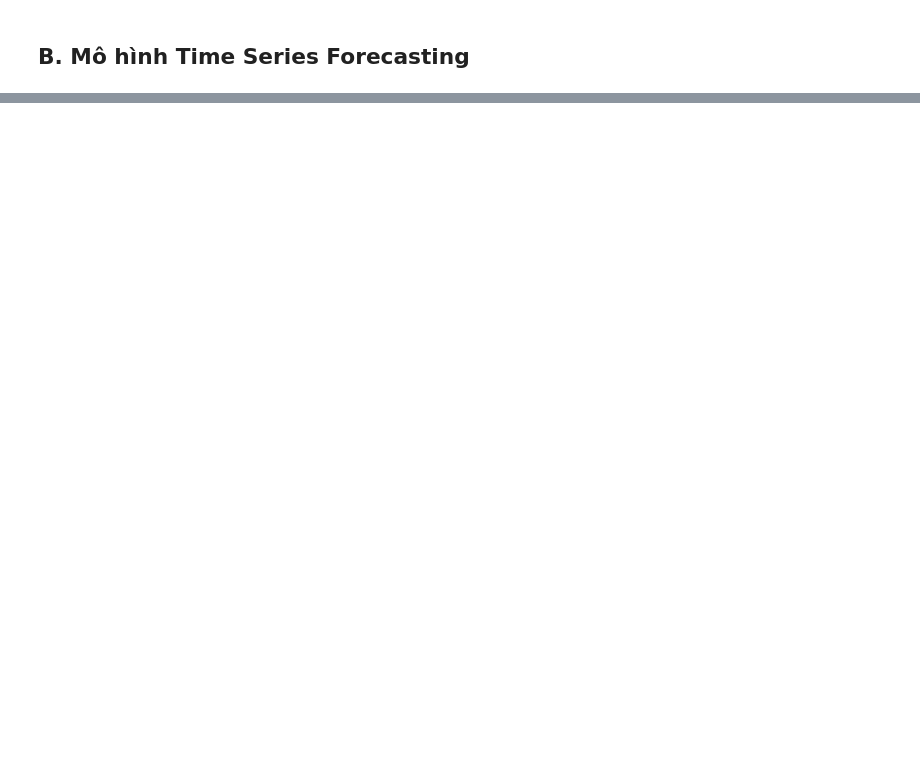
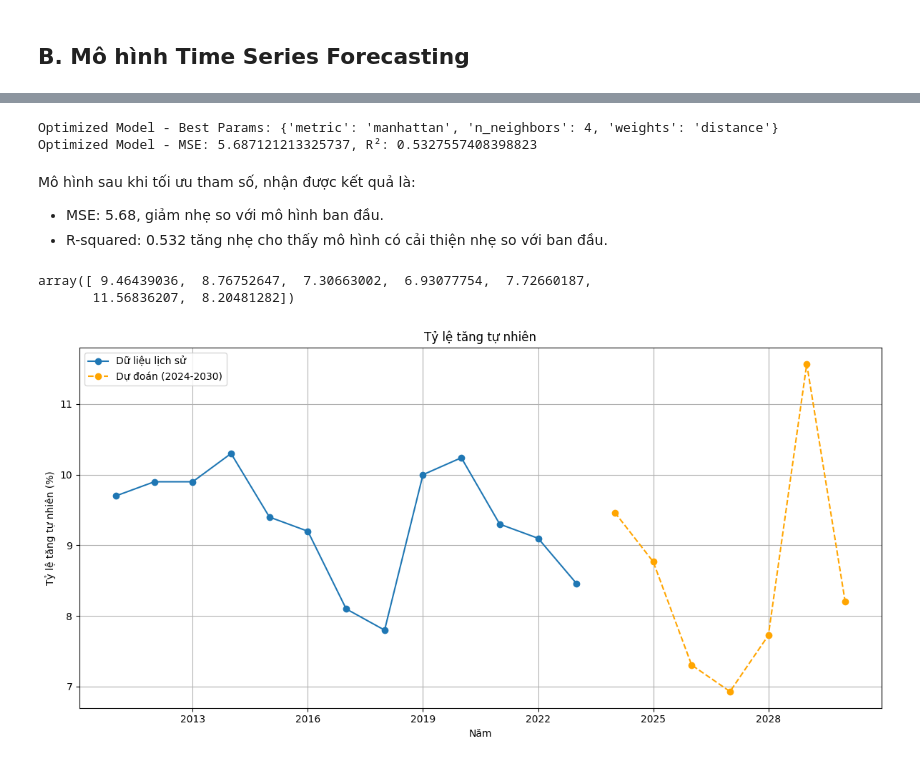
Before and after one commit to chopcolate/CSC14119-Intro2DataScience, a Jupyter notebook: Code.ipynb, the cells around one changed output, grey strips where cells are left out. Cells and saved outputs as stored; diff of their text form; code cells hidden in the pictures; blank space fills up the shorter version.

```diff
--- a/Code.ipynb
+++ b/Code.ipynb
@@ -856,0 +961,59 @@ plt.show()
+# %%
+param_grid = {
+    'n_neighbors': range(1, 12),
+    'weights': ['uniform', 'distance'],
+    'metric': ['euclidean', 'manhattan']
+}
+
+grid_search = GridSearchCV(KNeighborsRegressor(), param_grid, cv=5, scoring='r2', n_jobs=-1)
+grid_search.fit(X_train, y_train)
+
+best_params = grid_search.best_params_
+best_model = grid_search.best_estimator_
+y_pred_optimized = best_model.predict(X_test)
+
+mse_optimized = mean_squared_error(y_test, y_pred_optimized)
+r2_optimized = r2_score(y_test, y_pred_optimized)
+
+print(f"Optimized Model - Best Params: {best_params}")
+print(f"Optimized Model - MSE: {mse_optimized}, R²: {r2_optimized}")
+# %% [output]
+Optimized Model - Best Params: {'metric': 'manhattan', 'n_neighbors': 4, 'weights': 'distance'}
+Optimized Model - MSE: 5.687121213325737, R²: 0.5327557408398823
+# %% [markdown]
+Mô hình sau khi tối ưu tham số, nhận được kết quả là:
+- MSE: 5.68, giảm nhẹ so với mô hình ban đầu.
+- R-squared: 0.532 tăng nhẹ cho thấy mô hình có cải thiện nhẹ so với ban đầu.
+# %%
+X_vietnam = pd.DataFrame({
+    "Năm": x_future['Năm'],
+    "Diện tích(Km2)": [vietnam_df["Diện tích(Km2)"][182] for _ in range(len(x_future))],
+    "Dân số trung bình (Nghìn người)": x_future['Dân số trung bình (Nghìn người)'],
+    "Tỷ suất chết thô": x_future['Tỷ suất chết thô']
+})
+# %%
+X_vietnam['Dân số chết thô (Nghìn người)'] = X_vietnam['Dân số trung bình (Nghìn người)'] * X_vietnam['Tỷ suất chết thô'] / 1000
+X_vietnam = X_vietnam.drop(columns=['Tỷ suất chết thô'])
+
+X_vietnam_scaled = scaler.fit_transform(X_vietnam)
+
+y_pred_vietnam = best_model.predict(X_vietnam_scaled)
+# %%
+y_pred_vietnam
+# %% [output]
+array([ 9.46439036,  8.76752647,  7.30663002,  6.93077754,  7.72660187,
+       11.56836207,  8.20481282])
+# %%
+plt.figure(figsize=(12, 6))
+plt.plot(historical_data["Năm"], historical_data["Tỷ lệ tăng tự nhiên"], label="Dữ liệu lịch sử", marker='o')
+plt.plot(x_future["Năm"], y_pred_vietnam, label="Dự đoán (2024-2030)", linestyle='--', marker='o', color='orange')
+plt.xlabel("Năm")
+plt.ylabel("Tỷ lệ tăng tự nhiên (%)")
+plt.title("Tỷ lệ tăng tự nhiên")
+plt.legend()
+plt.grid(True)
+plt.gca().xaxis.set_major_locator(mticker.MaxNLocator(integer=True))
+plt.tight_layout()
+plt.show()
+# %% [output]
+[figure, added]
```
Also changed, not shown: parts of 23 cells of this notebook.
